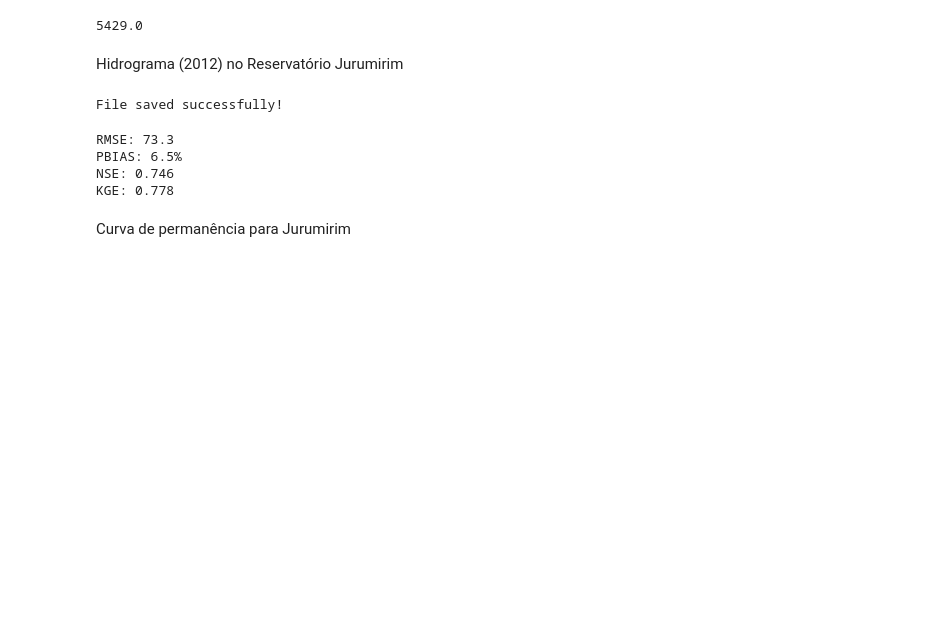
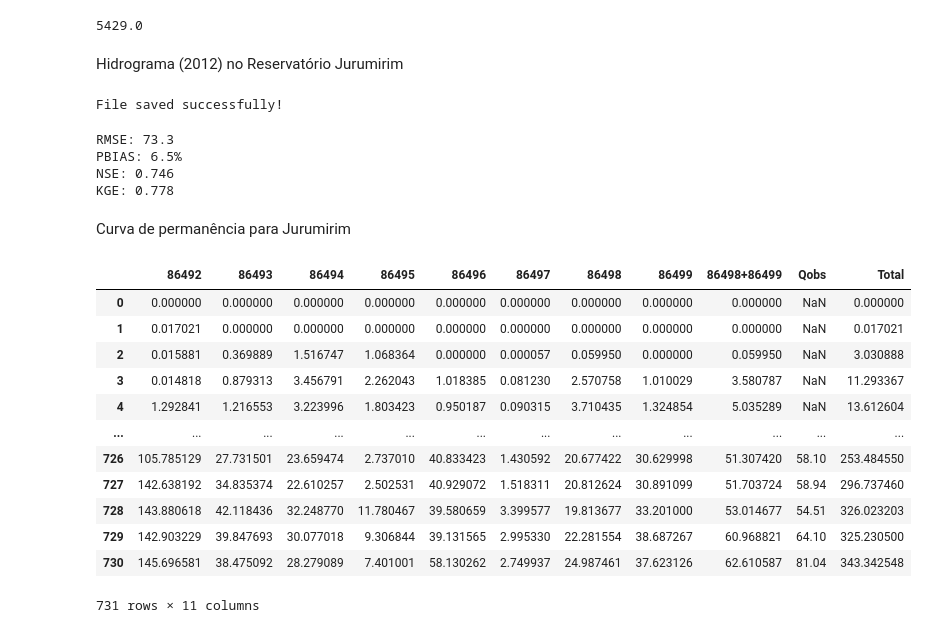
Before and after one commit to dariohhossoda/MOGESTpy, a Jupyter notebook: Applications/case_study.ipynb, the cells around one changed output. Cells and saved outputs as stored; diff of their text form; code cells hidden in the pictures; blank space fills up the shorter version.

```diff
--- a/Applications/case_study.ipynb
+++ b/Applications/case_study.ipynb
@@ -682,0 +685,16 @@ fig.show()
+# %%
+df_Qinc
+# %% [output]
+|  | 86492 | 86493 | 86494 | 86495 | 86496 | 86497 | 86498 | 86499 | 86498+86499 | Qobs | Total |
+| 0 | 0.000000 | 0.000000 | 0.000000 | 0.000000 | 0.000000 | 0.000000 | 0.000000 | 0.000000 | 0.000000 | NaN | 0.000000 |
+| 1 | 0.017021 | 0.000000 | 0.000000 | 0.000000 | 0.000000 | 0.000000 | 0.000000 | 0.000000 | 0.000000 | NaN | 0.017021 |
+| 2 | 0.015881 | 0.369889 | 1.516747 | 1.068364 | 0.000000 | 0.000057 | 0.059950 | 0.000000 | 0.059950 | NaN | 3.030888 |
+| 3 | 0.014818 | 0.879313 | 3.456791 | 2.262043 | 1.018385 | 0.081230 | 2.570758 | 1.010029 | 3.580787 | NaN | 11.293367 |
+| 4 | 1.292841 | 1.216553 | 3.223996 | 1.803423 | 0.950187 | 0.090315 | 3.710435 | 1.324854 | 5.035289 | NaN | 13.612604 |
+| ... | ... | ... | ... | ... | ... | ... | ... | ... | ... | ... | ... |
+| 726 | 105.785129 | 27.731501 | 23.659474 | 2.737010 | 40.833423 | 1.430592 | 20.677422 | 30.629998 | 51.307420 | 58.10 | 253.484550 |
+| 727 | 142.638192 | 34.835374 | 22.610257 | 2.502531 | 40.929072 | 1.518311 | 20.812624 | 30.891099 | 51.703724 | 58.94 | 296.737460 |
+| 728 | 143.880618 | 42.118436 | 32.248770 | 11.780467 | 39.580659 | 3.399577 | 19.813677 | 33.201000 | 53.014677 | 54.51 | 326.023203 |
+| 729 | 142.903229 | 39.847693 | 30.077018 | 9.306844 | 39.131565 | 2.995330 | 22.281554 | 38.687267 | 60.968821 | 64.10 | 325.230500 |
+| 730 | 145.696581 | 38.475092 | 28.279089 | 7.401001 | 58.130262 | 2.749937 | 24.987461 | 37.623126 | 62.610587 | 81.04 | 343.342548 |
+731 rows × 11 columns
```
Also changed, not shown: parts of 5 cells of this notebook, 15 other files.
